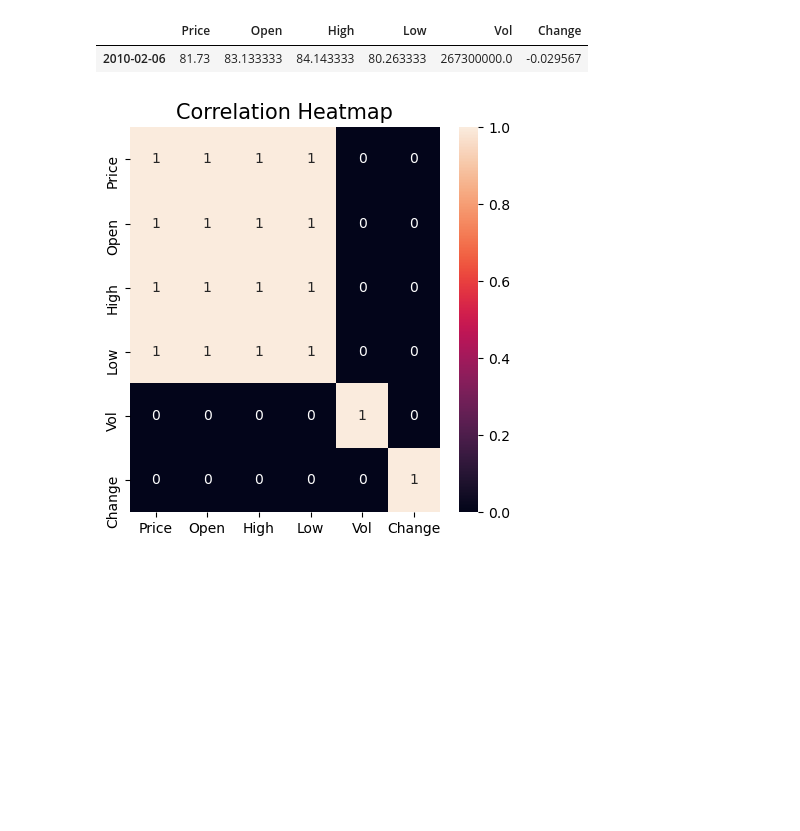
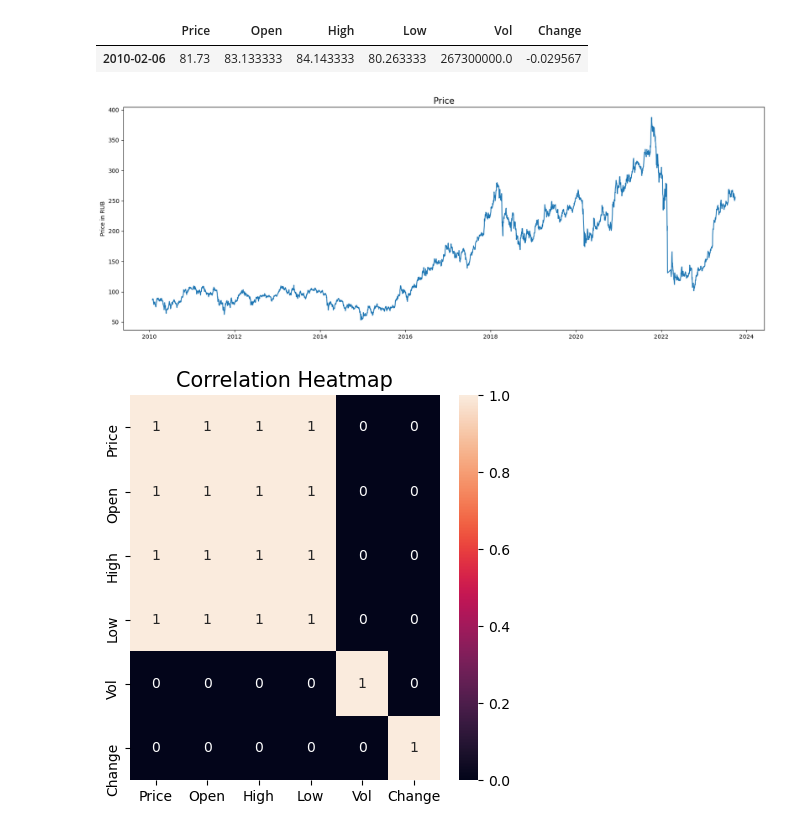
Before and after one commit to GaldanTheSneaky/Sberbank-Stock-Analysis, a Jupyter notebook: sberbank_stock.ipynb, the cells around one changed output. Drawn from its saved outputs; the diff is of its cells as text; code cells hidden in the pictures; blank space fills up the shorter version.

```diff
--- a/sberbank_stock.ipynb
+++ b/sberbank_stock.ipynb
@@ -133,6 +133,17 @@ df.loc[df.index.strftime('%Y-%m-%d') == '2010-02-06']
 DatetimeIndex([], dtype='datetime64[ns]', freq=None)
 |  | Price | Open | High | Low | Vol | Change |
 | 2010-02-06 | 81.73 | 83.133333 | 84.143333 | 80.263333 | 267300000.0 | -0.029567 |
+# %%
+dates = [dt.datetime.strptime(d,'%Y-%m-%d').date() for d in df.index.astype(str)]
+
+plt.figure(figsize=(20,7))
+plt.plot(dates, df["Price"])
+
+plt.title('Price', fontsize=15)
+plt.ylabel('Price in RUB')
+plt.show()
+# %% [output]
+[figure, added]
 # %%
 plt.figure(figsize=(5,5))
 
```
Also changed, not shown: parts of 6 cells of this notebook.
